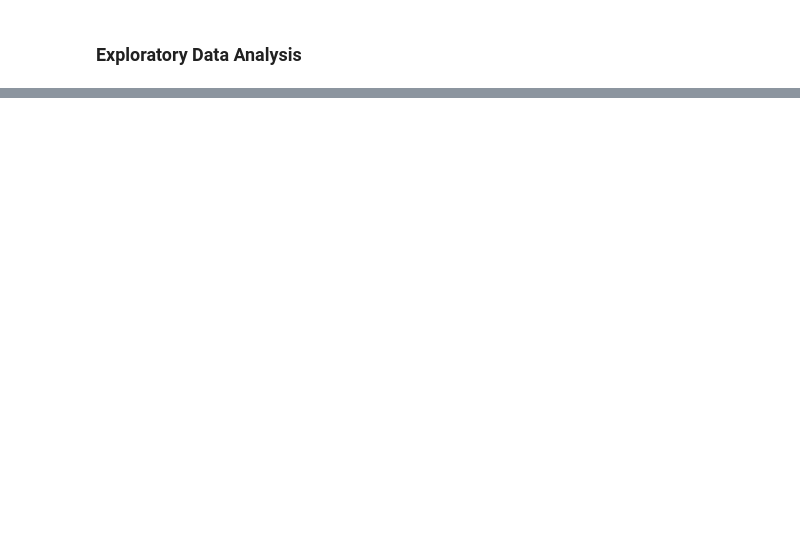
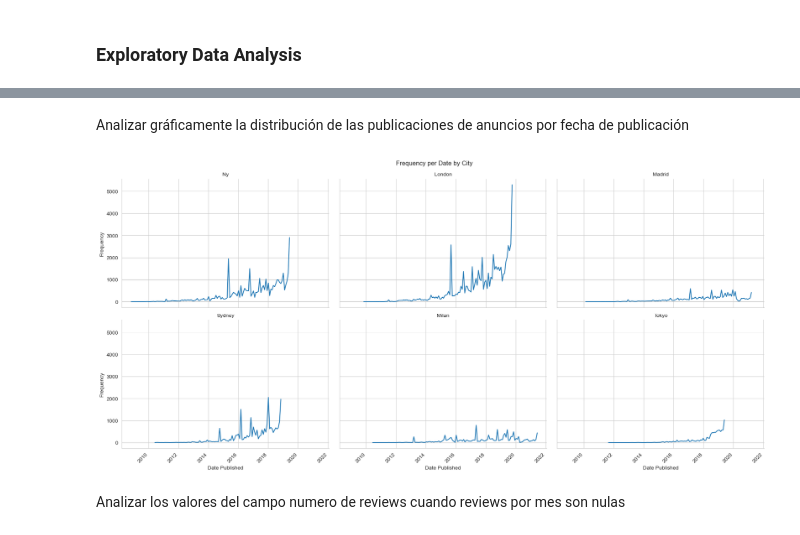
Before and after one commit to Dolcevitta95/DataAnalyst_Airbnb, a Jupyter notebook: eda_j/eda_j.ipynb, the cells around one changed output, grey strips where cells are left out. Saved outputs shown, nothing was run; the diff lists cells and outputs as text; code cells hidden in the pictures; blank space fills up the shorter version.

```diff
--- a/eda_j/eda_j.ipynb
+++ b/eda_j/eda_j.ipynb
@@ -173,0 +479,6 @@ df.describe(include='object')
+# %%
+# Convert 'last_review' to datetime64[ns] with the specified format 'DD/MM/YY'
+invalid_last_review_df['last_review_converted'] = pd.to_datetime(invalid_last_review_df['last_review'], format='%d/%m/%y', errors='coerce')
+
+# Display the DataFrame to verify the changes
+invalid_last_review_df.head()
@@ -173,0 +499,3 @@ df.describe(include='object')
+# %%
+# Update df['last_review'] with invalid_last_review_df['last_review_converted']
+df.update(invalid_last_review_df[['last_review_converted']].rename(columns={'last_review_converted': 'last_review'}))
@@ -173,0 +504,11 @@ df.describe(include='object')
+# %%
+# Count the number of null records before conversion
+null_count_before = df['last_review'].isnull().sum()
+print(f"Number of null records before conversion: {null_count_before}")
+
+# Convert 'last_review' to datetime64[ns] with errors='coerce' to handle invalid parsing
+df['last_review'] = pd.to_datetime(df['last_review'], errors='coerce')
+
+# Count the number of null records after conversion
+null_count_after = df['last_review'].isnull().sum()
+print(f"Number of null records after conversion: {null_count_after}")
@@ -173,0 +714,34 @@ df.describe(include='object')
+# %% [markdown]
+Analizar gráficamente la distribución de las publicaciones de anuncios por fecha de publicación
+# %%
+import matplotlib.pyplot as plt
+import seaborn as sns
+
+# Group by date_published and city to get the frequency per date
+date_freq = df.groupby(['date_published', 'city']).size().reset_index(name='frequency')
+
+# Set the aesthetic style of the plots
+sns.set_style("whitegrid")
+
+# Create a FacetGrid to plot multiple line plots, one for each city
+g = sns.FacetGrid(date_freq, col="city", col_wrap=3, height=4, aspect=1.5)
+
+# Map the data to the FacetGrid
+g.map(sns.lineplot, "date_published", "frequency")
+
+# Add titles and labels
+g.set_titles("{col_name}")
+g.set_axis_labels("Date Published", "Frequency")
+g.fig.suptitle('Frequency per Date by City', y=1.02)
+
+# Rotate x-axis labels for better readability
+for ax in g.axes.flat:
+    for label in ax.get_xticklabels():
+        label.set_rotation(45)
+        label.set_horizontalalignment('right')
+
+plt.show()
+# %% [output]
+[figure, added]
+# %% [markdown]
+Analizar los valores del campo numero de reviews cuando reviews por mes son nulas
```
Also changed, not shown: parts of 62 cells of this notebook, 3 other files.
